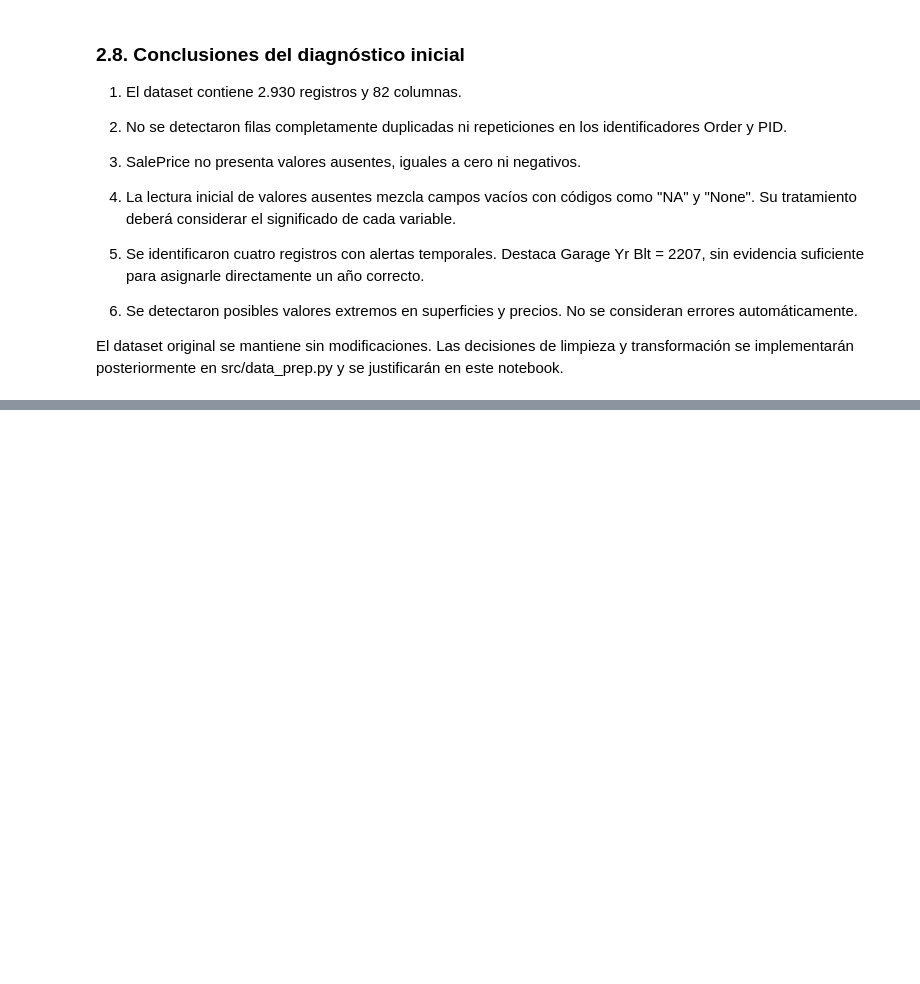
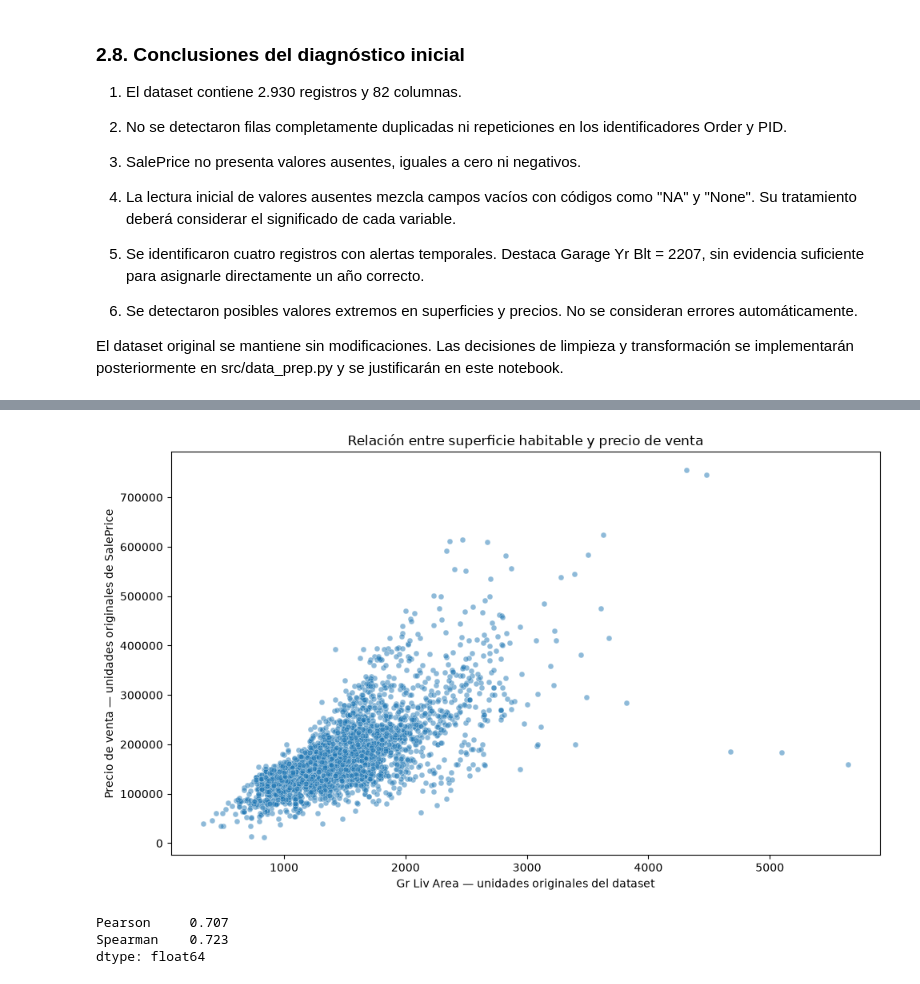
Before and after one commit to gpatrick20/Proyecto_ML_housing, a Jupyter notebook: notebooks/01_comprension_eda_preparacion.ipynb, the cells around one changed output, grey strips where cells are left out. Saved outputs shown, nothing was run; the diff lists cells and outputs as text; code cells hidden in the pictures; blank space fills up the shorter version.

```diff
--- a/notebooks/01_comprension_eda_preparacion.ipynb
+++ b/notebooks/01_comprension_eda_preparacion.ipynb
@@ -459,0 +574,44 @@ src/data_prep.py y se justificarán en este notebook.
+# %%
+fig, ax = plt.subplots(figsize=(10, 6))
+
+sns.scatterplot(
+    data=df,
+    x="Gr Liv Area",
+    y="SalePrice",
+    alpha=0.5,
+    s=25,
+    ax=ax
+)
+
+ax.set_title("Relación entre superficie habitable y precio de venta")
+ax.set_xlabel("Gr Liv Area — unidades originales del dataset")
+ax.set_ylabel("Precio de venta — unidades originales de SalePrice")
+
+fig.tight_layout()
+
+fig.savefig(
+    IMAGES_DIR / "eda_superficie_precio.png",
+    dpi=150,
+    bbox_inches="tight"
+)
+
+plt.show()
+# %% [output]
+[figure, added]
+# %%
+correlaciones_superficie = pd.Series({
+    "Pearson": df["Gr Liv Area"].corr(
+        df["SalePrice"],
+        method="pearson"
+    ),
+    "Spearman": df["Gr Liv Area"].corr(
+        df["SalePrice"],
+        method="spearman"
+    )
+})
+
+correlaciones_superficie.round(3)
+# %% [output]
+Pearson     0.707
+Spearman    0.723
+dtype: float64
```
Also changed, not shown: parts of 23 cells of this notebook, 6 other files.
